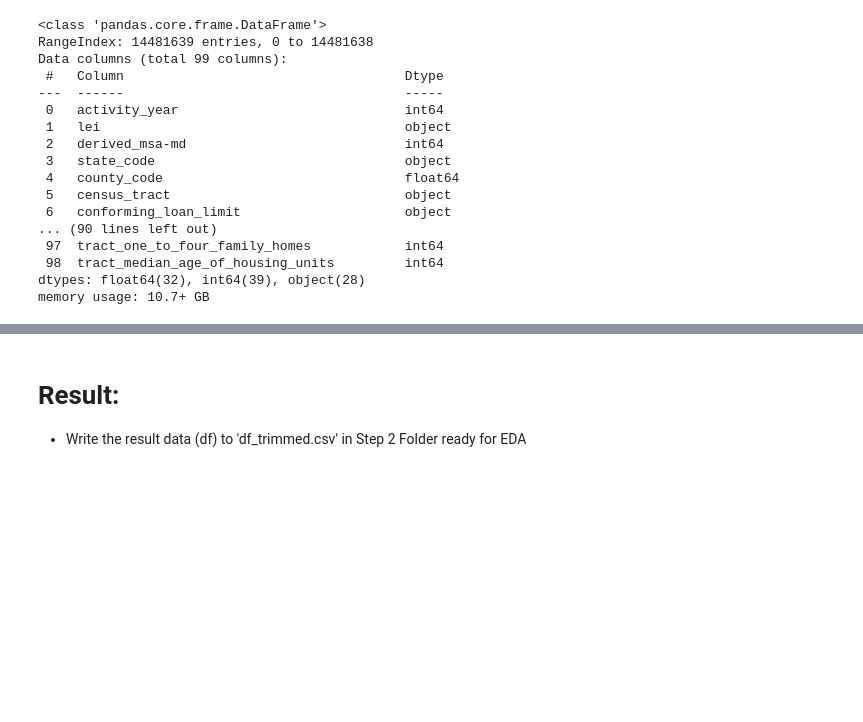
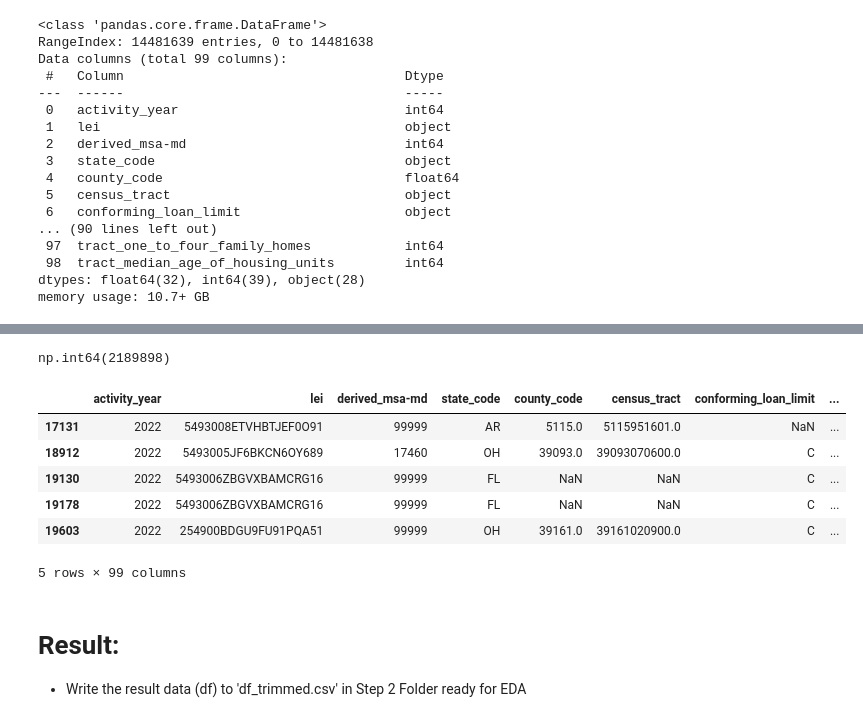
Before and after one commit to wilsonkchung/HMDA-nationwide-sociodemographic-disparities-in-mortgage-interest-rates, a Jupyter notebook: Step1/datasets.ipynb, the cells around one changed output, grey strips where cells are left out. Saved outputs shown, nothing was run; the diff lists cells and outputs as text; code cells hidden in the pictures; blank space fills up the shorter version.

```diff
--- a/Step1/datasets.ipynb
+++ b/Step1/datasets.ipynb
@@ -228,3 +238,17 @@ memory usage: 10.7+ GB
+# %%
+df['interest_rate'].isna().sum()
+# %% [output]
+np.int64(2189898)
+# %%
+df[df['interest_rate'].isna()].head()
+# %% [output]
+|  | activity_year | lei | derived_msa-md | state_code | county_code | census_tract | conforming_loan_limit | ... |
+| 17131 | 2022 | 5493008ETVHBTJEF0O91 | 99999 | AR | 5115.0 | 5115951601.0 | NaN | ... |
+| 18912 | 2022 | 5493005JF6BKCN6OY689 | 17460 | OH | 39093.0 | 39093070600.0 | C | ... |
+| 19130 | 2022 | 5493006ZBGVXBAMCRG16 | 99999 | FL | NaN | NaN | C | ... |
+| 19178 | 2022 | 5493006ZBGVXBAMCRG16 | 99999 | FL | NaN | NaN | C | ... |
+| 19603 | 2022 | 254900BDGU9FU91PQA51 | 99999 | OH | 39161.0 | 39161020900.0 | C | ... |
+5 rows × 99 columns
 # %% [markdown]
 # Result:
 
```
Also changed, not shown: parts of 2 cells of this notebook, 2 other files.
